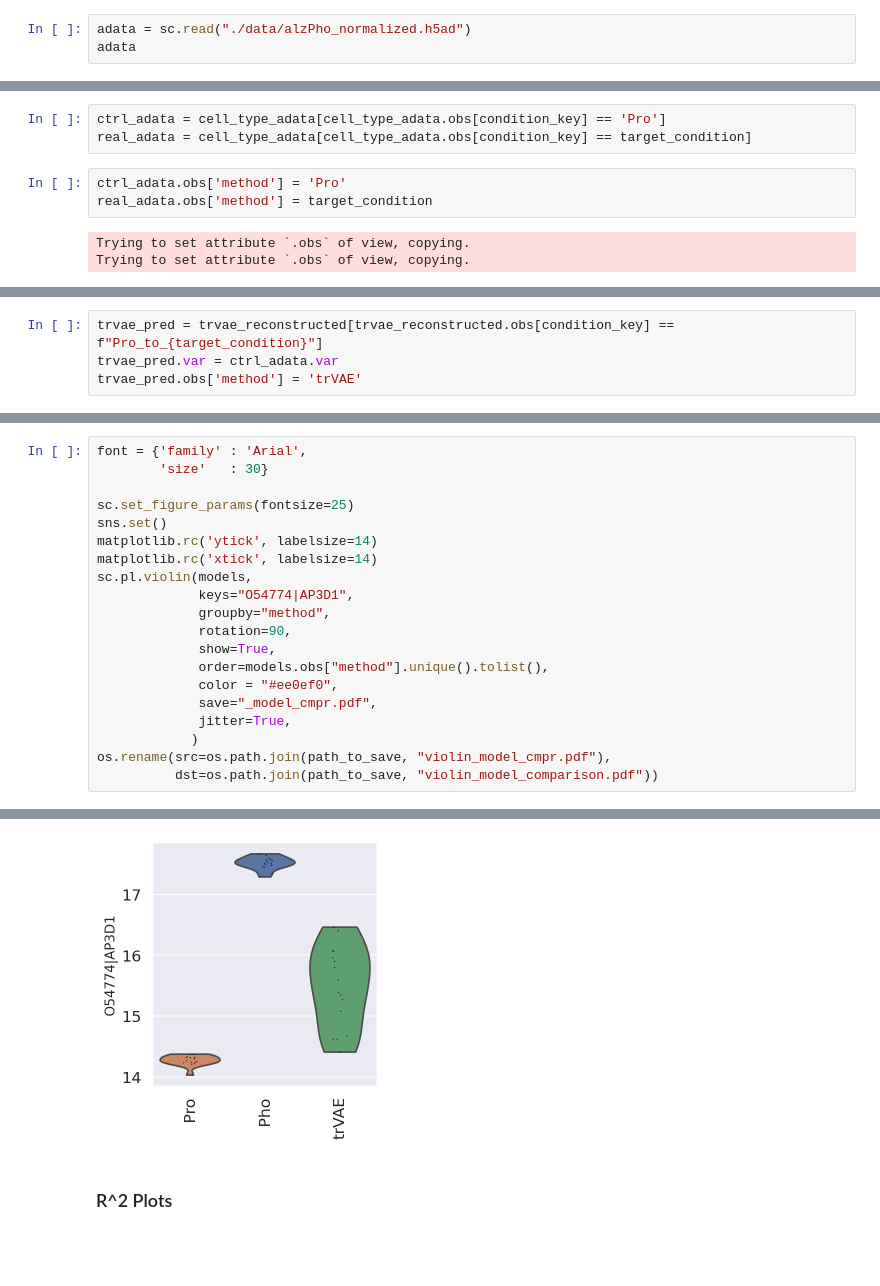
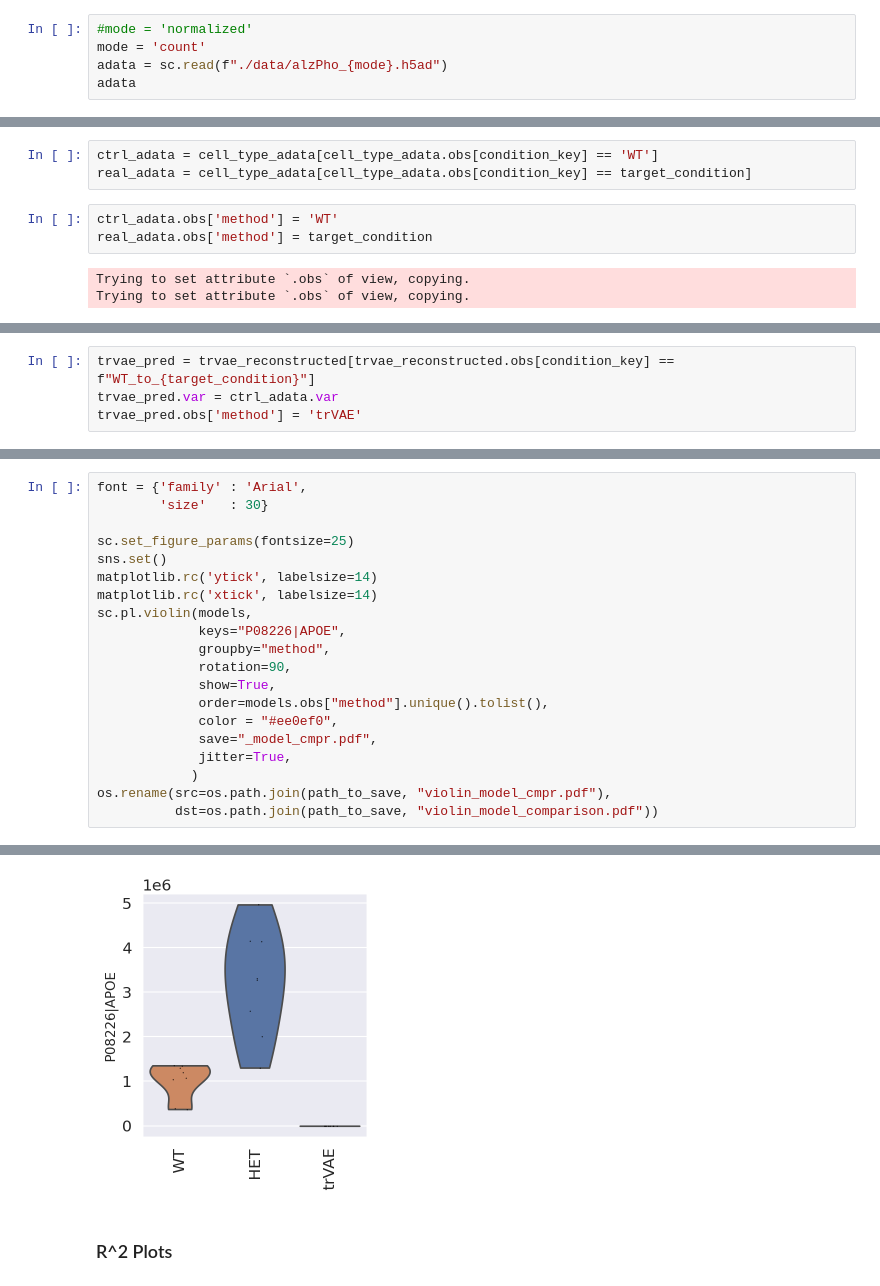
Before and after one commit to Kalamojo/temporary-trvae-clone, a Jupyter notebook: Jupyter Notebooks/AlzPho.ipynb, the cells around one changed output, grey strips where cells are left out. Drawn from its saved outputs; the diff is of its cells as text; blank space fills up the shorter version.

```diff
--- a/Jupyter Notebooks/AlzPho.ipynb
+++ b/Jupyter Notebooks/AlzPho.ipynb
@@ -118,4 +119,6 @@ conditions = ['Pro', 'Pho']
 # %%
-adata = sc.read("./data/alzPho_normalized.h5ad")
+#mode = 'normalized'
+mode = 'count'
+adata = sc.read(f"./data/alzPho_{mode}.h5ad")
 adata
 # %% [output]
@@ -132,8 +135,8 @@ View of AnnData object with n_obs × n_vars = 32 × 485
 # %%
-ctrl_adata = cell_type_adata[cell_type_adata.obs[condition_key] == 'Pro']
+ctrl_adata = cell_type_adata[cell_type_adata.obs[condition_key] == 'WT']
 real_adata = cell_type_adata[cell_type_adata.obs[condition_key] == target_condition]
 # %%
-ctrl_adata.obs['method'] = 'Pro'
+ctrl_adata.obs['method'] = 'WT'
 real_adata.obs['method'] = target_condition
 # %% [output]
 Trying to set attribute `.obs` of view, copying.
@@ -147,5 +154,5 @@ AnnData object with n_obs × n_vars = 32 × 485
 # %%
-trvae_pred = trvae_reconstructed[trvae_reconstructed.obs[condition_key] == f"Pro_to_{target_condition}"]
+trvae_pred = trvae_reconstructed[trvae_reconstructed.obs[condition_key] == f"WT_to_{target_condition}"]
 trvae_pred.var = ctrl_adata.var
 trvae_pred.obs['method'] = 'trVAE'
 # %%
@@ -173,7 +180,7 @@ sns.set()
 matplotlib.rc('ytick', labelsize=14)
 matplotlib.rc('xtick', labelsize=14)
 sc.pl.violin(models,
-             keys="O54774|AP3D1",
+             keys="P08226|APOE",
              groupby="method",
              rotation=90,
              show=True,
@@ -189,4 +198,4 @@ WARNING: saving figure to file results/alzPho/violin_model_cmpr.pdf
-[figure, old version]
+[figure, new version]
 # %% [markdown]
 ### R^2 Plots
 # %%
```
Also changed, not shown: parts of 24 cells of this notebook, 13 other files.
